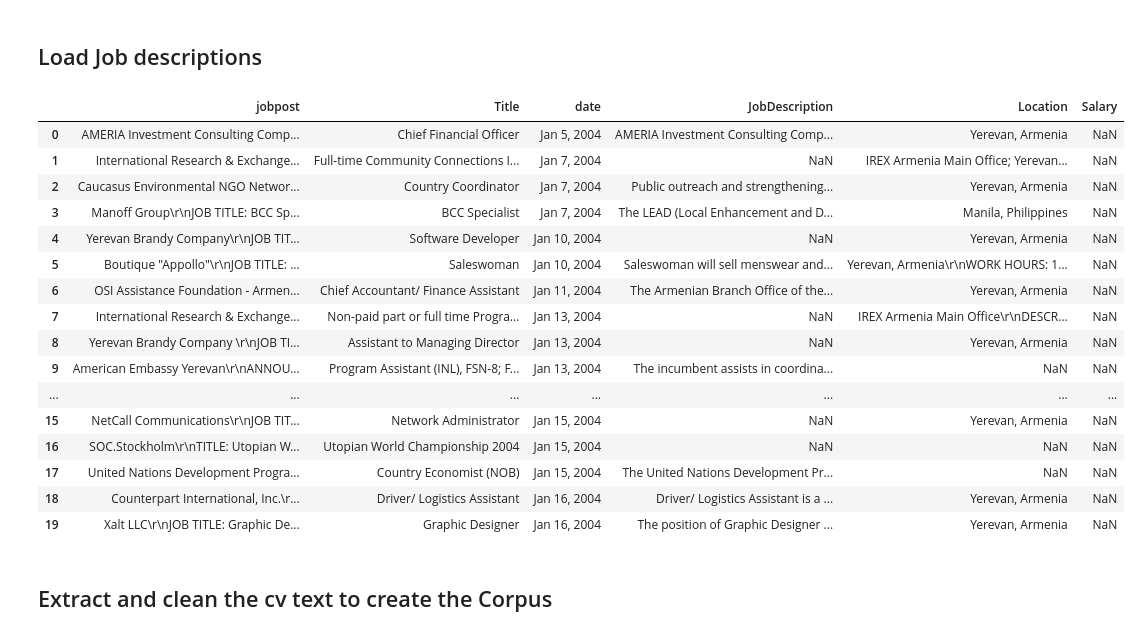
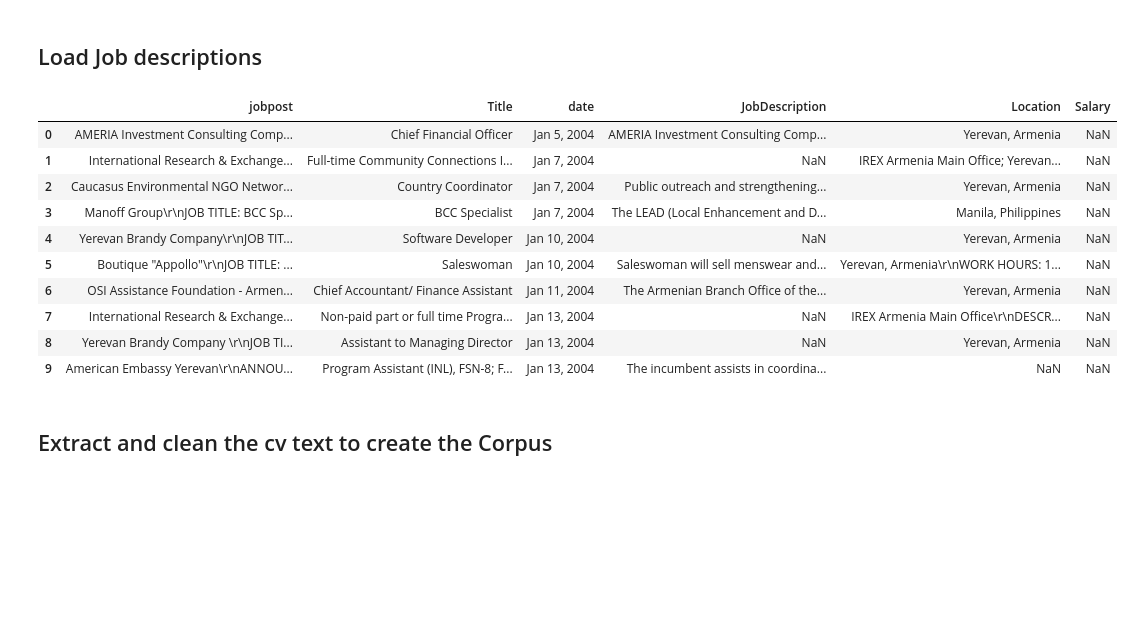
Before and after one commit to MartinChrisWood/mining_cv_data, a Jupyter notebook: mining_jobs.ipynb, the cells around one changed output. Drawn from its saved outputs; the diff is of its cells as text; code cells hidden in the pictures; blank space fills up the shorter version.

```diff
--- a/mining_jobs.ipynb
+++ b/mining_jobs.ipynb
@@ -31,25 +31,19 @@ wordcost = dict((k, log((i+1)*log(len(words)))) for i,k in enumerate(words))
 # %%
 raw = pd.read_csv("./data/data job posts.csv")
 # %%
-raw[['jobpost', 'Title', 'date', 'JobDescription', 'Location', 'Salary']].head(20)
+raw[['jobpost', 'Title', 'date', 'JobDescription', 'Location', 'Salary']].head(10)
 # %% [output]
 |  | jobpost | Title | date | JobDescription | Location | Salary |
 | 0 | AMERIA Investment Consulting Comp... | Chief Financial Officer | Jan 5, 2004 | AMERIA Investment Consulting Comp... | Yerevan, Armenia | NaN |
 | 1 | International Research & Exchange... | Full-time Community Connections I... | Jan 7, 2004 | NaN | IREX Armenia Main Office; Yerevan... | NaN |
 | 2 | Caucasus Environmental NGO Networ... | Country Coordinator | Jan 7, 2004 | Public outreach and strengthening... | Yerevan, Armenia | NaN |
 | 3 | Manoff Group\r\nJOB TITLE: BCC Sp... | BCC Specialist | Jan 7, 2004 | The LEAD (Local Enhancement and D... | Manila, Philippines | NaN |
 | 4 | Yerevan Brandy Company\r\nJOB TIT... | Software Developer | Jan 10, 2004 | NaN | Yerevan, Armenia | NaN |
 | 5 | Boutique "Appollo"\r\nJOB TITLE: ... | Saleswoman | Jan 10, 2004 | Saleswoman will sell menswear and... | Yerevan, Armenia\r\nWORK HOURS: 1... | NaN |
 | 6 | OSI Assistance Foundation - Armen... | Chief Accountant/ Finance Assistant | Jan 11, 2004 | The Armenian Branch Office of the... | Yerevan, Armenia | NaN |
 | 7 | International Research & Exchange... | Non-paid part or full time Progra... | Jan 13, 2004 | NaN | IREX Armenia Main Office\r\nDESCR... | NaN |
 | 8 | Yerevan Brandy Company \r\nJOB TI... | Assistant to Managing Director | Jan 13, 2004 | NaN | Yerevan, Armenia | NaN |
 | 9 | American Embassy Yerevan\r\nANNOU... | Program Assistant (INL), FSN-8; F... | Jan 13, 2004 | The incumbent assists in coordina... | NaN | NaN |
-| ... | ... | ... | ... | ... | ... | ... |
-| 15 | NetCall Communications\r\nJOB TIT... | Network Administrator | Jan 15, 2004 | NaN | Yerevan, Armenia | NaN |
-| 16 | SOC.Stockholm\r\nTITLE: Utopian W... | Utopian World Championship 2004 | Jan 15, 2004 | NaN | NaN | NaN |
-| 17 | United Nations Development Progra... | Country Economist (NOB) | Jan 15, 2004 | The United Nations Development Pr... | NaN | NaN |
-| 18 | Counterpart International, Inc.\r... | Driver/ Logistics Assistant | Jan 16, 2004 | Driver/ Logistics Assistant is a ... | Yerevan, Armenia | NaN |
-| 19 | Xalt LLC\r\nJOB TITLE: Graphic De... | Graphic Designer | Jan 16, 2004 | The position of Graphic Designer ... | Yerevan, Armenia | NaN |
 # %%
 dat = list(raw['jobpost'])
 # %% [markdown]
```
Also changed, not shown: parts of 9 cells of this notebook, 1 other file.
